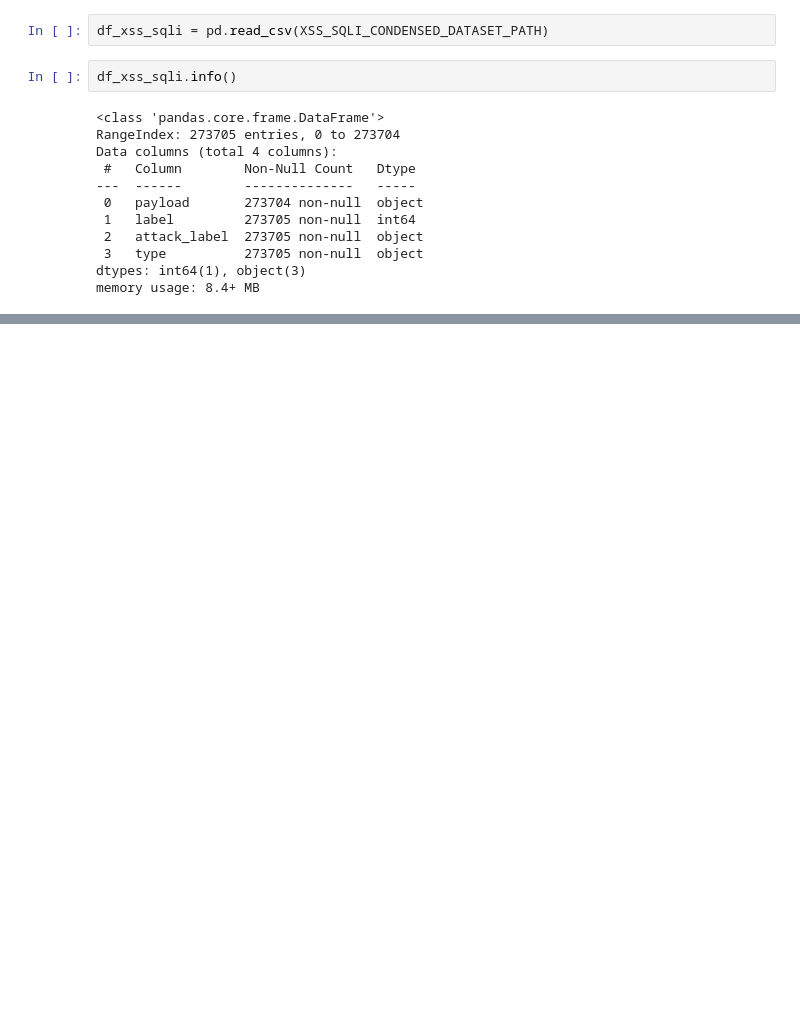
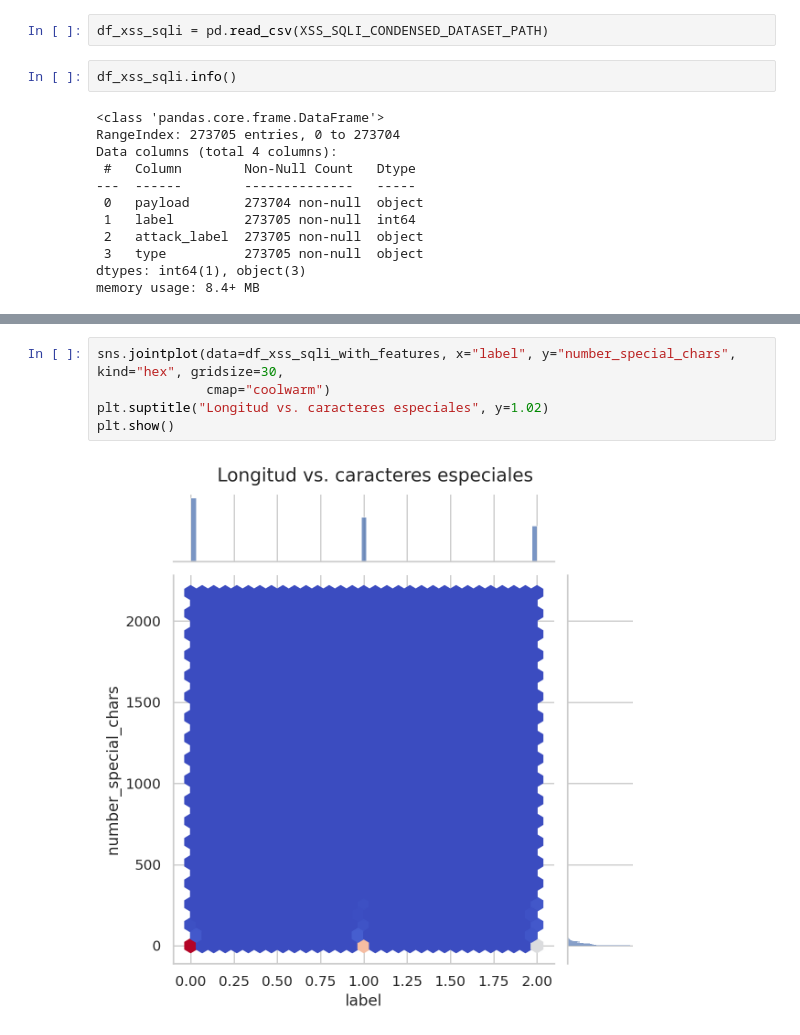
Before and after one commit to jresendiz27/xss_sqli_detector, a Jupyter notebook: 00_01_CreatingFeatures_XSS_SQLi.ipynb, the cells around one changed output, grey strips where cells are left out. Saved outputs shown, nothing was run; the diff lists cells and outputs as text; blank space fills up the shorter version.

```diff
--- a/00_01_CreatingFeatures_XSS_SQLi.ipynb
+++ b/00_01_CreatingFeatures_XSS_SQLi.ipynb
@@ -226,0 +315,7 @@ df_xss_sqli.to_csv(f'{STORAGE_PATH}/xss_sqli_condensed_with_xss_and_sqli.csv')
+# %%
+sns.jointplot(data=df_xss_sqli_with_features, x="label", y="number_special_chars", kind="hex", gridsize=30,
+              cmap="coolwarm")
+plt.suptitle("Longitud vs. caracteres especiales", y=1.02)
+plt.show()
+# %% [output]
+[figure, added]
```
Also changed, not shown: parts of 14 cells of this notebook.
